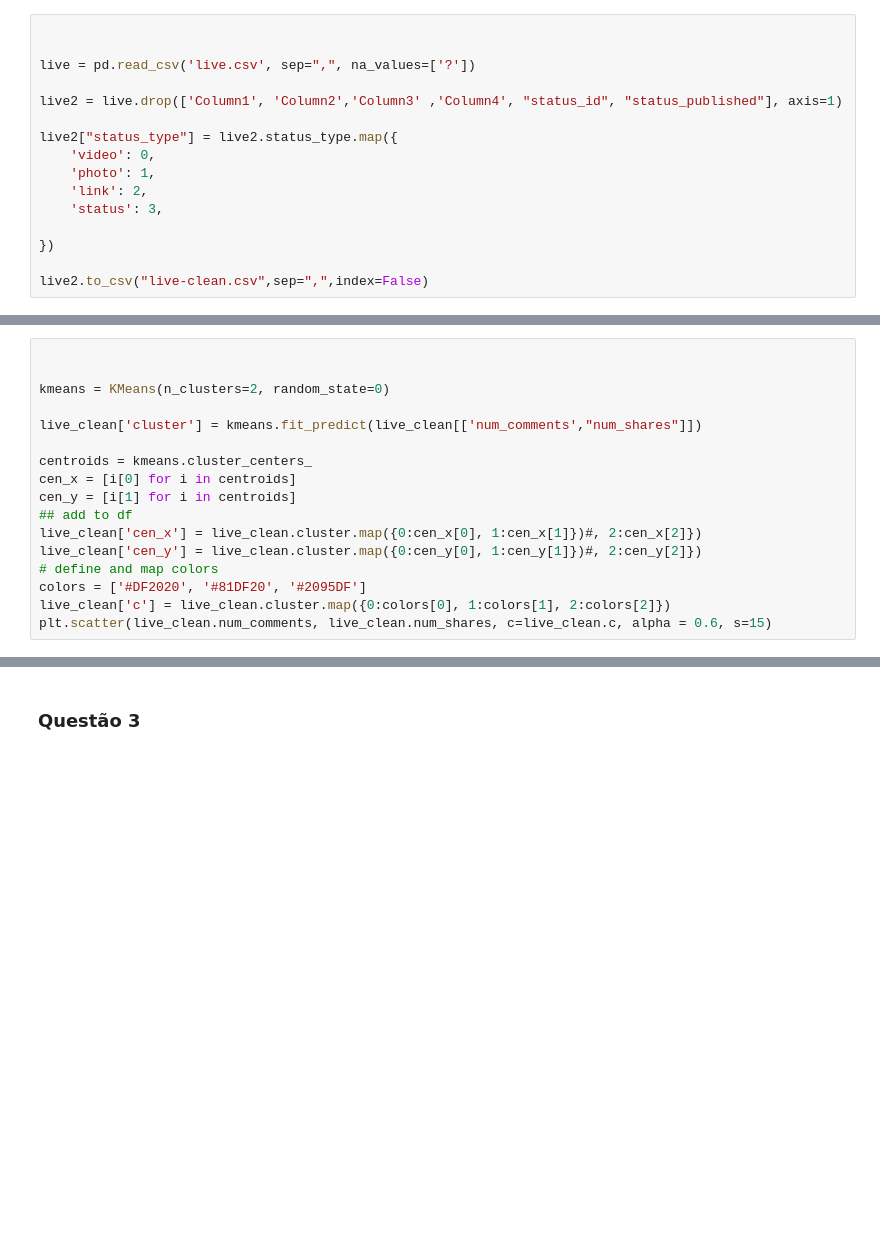
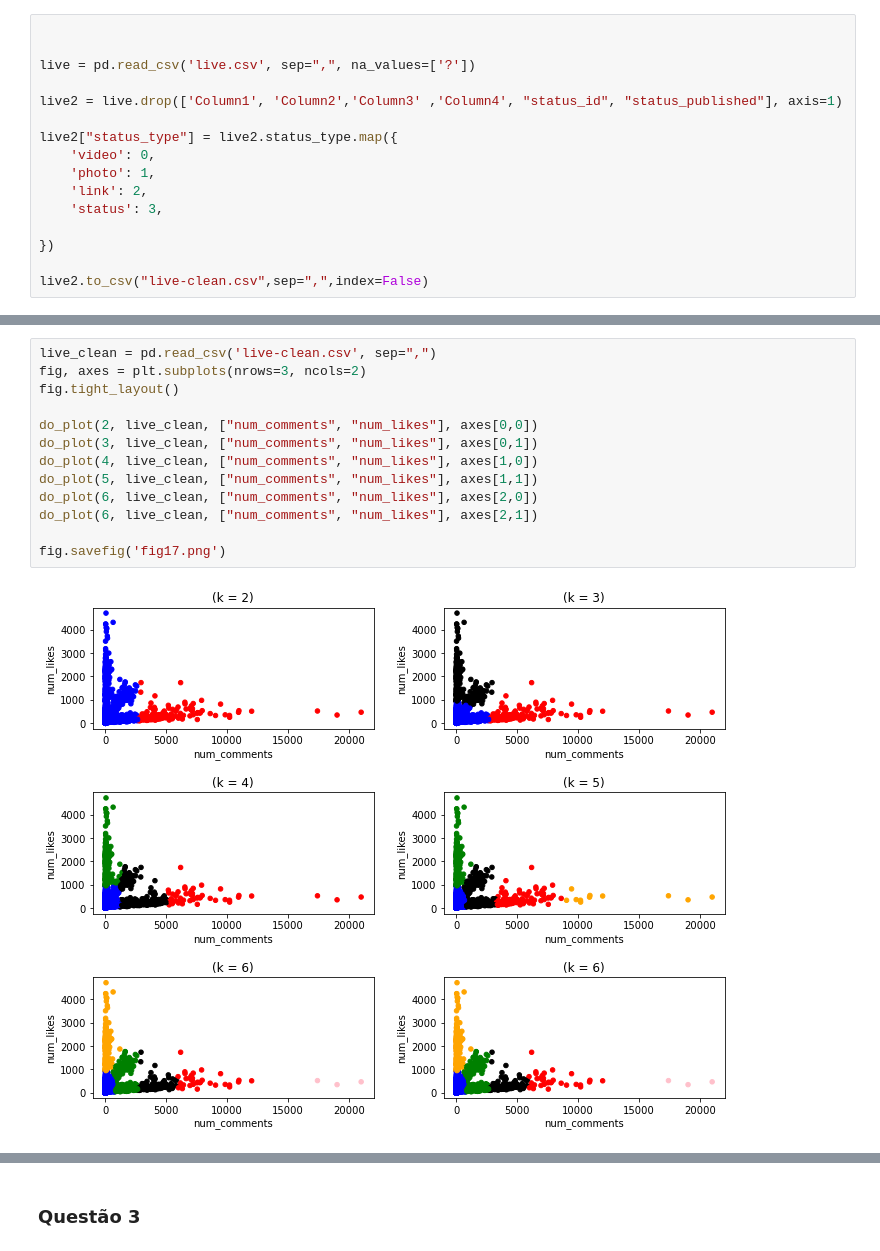
Before and after one commit to ecpandrew/Aprendizagem-de-M-quina-Lista2, a Jupyter notebook: Lista2 - Questão 2 e 3.ipynb, the cells around one changed output, grey strips where cells are left out. Drawn from its saved outputs; the diff is of its cells as text; blank space fills up the shorter version.

```diff
--- a/Lista2 - Questão 2 e 3.ipynb
+++ b/Lista2 - Questão 2 e 3.ipynb
@@ -42,17 +91,0 @@ live_clean.describe()
-# %%
-
-
-kmeans = KMeans(n_clusters=2, random_state=0)
-
-live_clean['cluster'] = kmeans.fit_predict(live_clean[['num_comments',"num_shares"]])
-
-centroids = kmeans.cluster_centers_
-cen_x = [i[0] for i in centroids]
-cen_y = [i[1] for i in centroids]
-## add to df
-live_clean['cen_x'] = live_clean.cluster.map({0:cen_x[0], 1:cen_x[1]})#, 2:cen_x[2]})
-live_clean['cen_y'] = live_clean.cluster.map({0:cen_y[0], 1:cen_y[1]})#, 2:cen_y[2]})
-# define and map colors
-colors = ['#DF2020', '#81DF20', '#2095DF']
-live_clean['c'] = live_clean.cluster.map({0:colors[0], 1:colors[1], 2:colors[2]})
-plt.scatter(live_clean.num_comments, live_clean.num_shares, c=live_clean.c, alpha = 0.6, s=15)
@@ -61,0 +108,15 @@ plt.scatter(live_clean.num_comments, live_clean.num_shares, c=live_clean.c, alph
+# %%
+live_clean = pd.read_csv('live-clean.csv', sep=",")
+fig, axes = plt.subplots(nrows=3, ncols=2)
+fig.tight_layout()
+
+do_plot(2, live_clean, ["num_comments", "num_likes"], axes[0,0])
+do_plot(3, live_clean, ["num_comments", "num_likes"], axes[0,1])
+do_plot(4, live_clean, ["num_comments", "num_likes"], axes[1,0])
+do_plot(5, live_clean, ["num_comments", "num_likes"], axes[1,1])
+do_plot(6, live_clean, ["num_comments", "num_likes"], axes[2,0])
+do_plot(6, live_clean, ["num_comments", "num_likes"], axes[2,1])
+
+fig.savefig('fig17.png')
+# %% [output]
+[figure, added]
```
Also changed, not shown: parts of 26 cells of this notebook, 22 other files.
